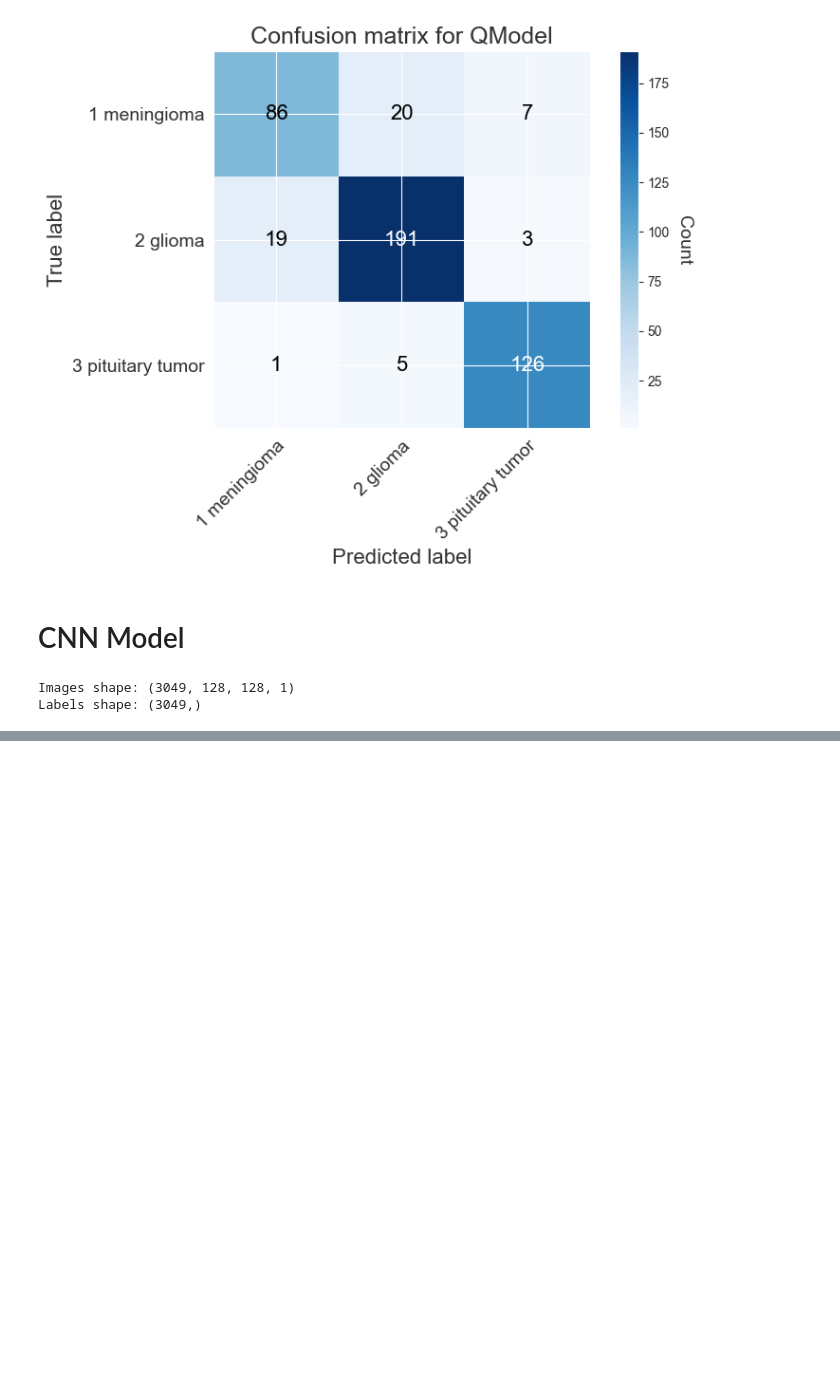
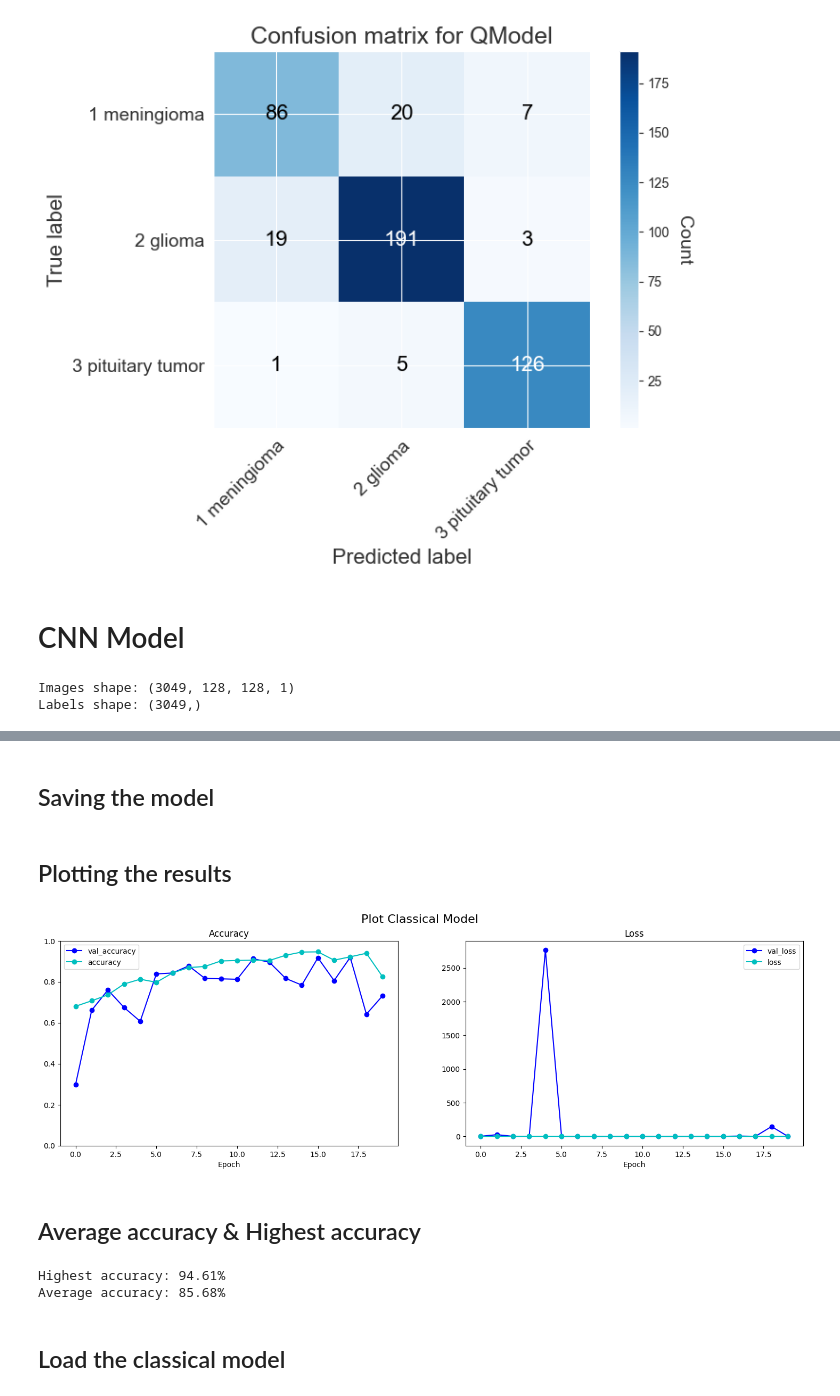
Before and after one commit to ahkatlio/QCNN_for_brain_cancer, a Jupyter notebook: Model.ipynb, the cells around one changed output, grey strips where cells are left out. Saved outputs shown, nothing was run; the diff lists cells and outputs as text; code cells hidden in the pictures; blank space fills up the shorter version.

```diff
--- a/Model.ipynb
+++ b/Model.ipynb
@@ -1017,0 +1020,13 @@ This code reads in a set of .mat files containing brain tumor images, resizes th
+# %%
+# Split the data into training, validation, and testing sets
+X_train, X_test, y_train, y_test = train_test_split(images, labels,
+                                                    test_size=0.3,
+                                                    random_state=42)
+X_valid, X_test, y_valid, y_test = train_test_split(X_test, y_test,
+                                                    test_size=0.5,
+                                                    random_state=42)
+
+# Print the shapes of the training and testing sets
+print(f"Training set shape: {X_train.shape}, {y_train.shape}")
+print(f"Validation set shape: {X_valid.shape}, {y_valid.shape}")
+print(f"Testing set shape: {X_test.shape}, {y_test.shape}")
@@ -1017,0 +1103,2 @@ This code reads in a set of .mat files containing brain tumor images, resizes th
+# %% [markdown]
+## Saving the model
@@ -1017,0 +1107,56 @@ This code reads in a set of .mat files containing brain tumor images, resizes th
+# %% [markdown]
+## Plotting the results
+# %%
+# create a figure with two subplots
+fig, (ax1, ax2) = plt.subplots(1, 2, figsize=(18, 5))
+
+# plot the validation and training accuracy on the first subplot
+ax1.plot(history.history["val_accuracy"], "-ob", label="val_accuracy")
+ax1.plot(history.history["accuracy"], "-oc", label="accuracy")
+ax1.set_ylim([0, 1])
+ax1.set_title("Accuracy")
+ax1.set_xlabel("Epoch")
+ax1.legend()
+
+# plot the validation and training loss on the second subplot
+ax2.plot(history.history["val_loss"], "-ob", label="val_loss")
+ax2.plot(history.history["loss"], "-oc", label="loss")
+ax2.set_title("Loss")
+ax2.set_xlabel("Epoch")
+ax2.legend()
+
+# add a super title to the figure
+fig.suptitle("Plot Classical Model", fontsize=16)
+
+# save the plot to a file
+plt.savefig("classical_model_plot.png")
+
+# display the plot
+plt.show()
+# %% [output]
+[figure, added]
+# %% [markdown]
+## Average accuracy & Highest accuracy
+# %%
+# get the highest accuracy
+highest_acc = max(history.history["accuracy"])
+
+# get the average accuracy
+avg_acc = sum(history.history["accuracy"]) / len(history.history["accuracy"])
+
+# convert the highest accuracy to a percentage
+highest_acc_percent = highest_acc * 100
+
+# convert the average accuracy to a percentage
+avg_acc_percent = avg_acc * 100
+
+# print the highest accuracy as a percentage
+print(f"Highest accuracy: {highest_acc_percent:.2f}%")
+
+# print the average accuracy as a percentage
+print(f"Average accuracy: {avg_acc_percent:.2f}%")
+# %% [output]
+Highest accuracy: 94.61%
+Average accuracy: 85.68%
+# %% [markdown]
+## Load the classical model
```
Also changed, not shown: parts of 14 cells of this notebook, 5 other files.
